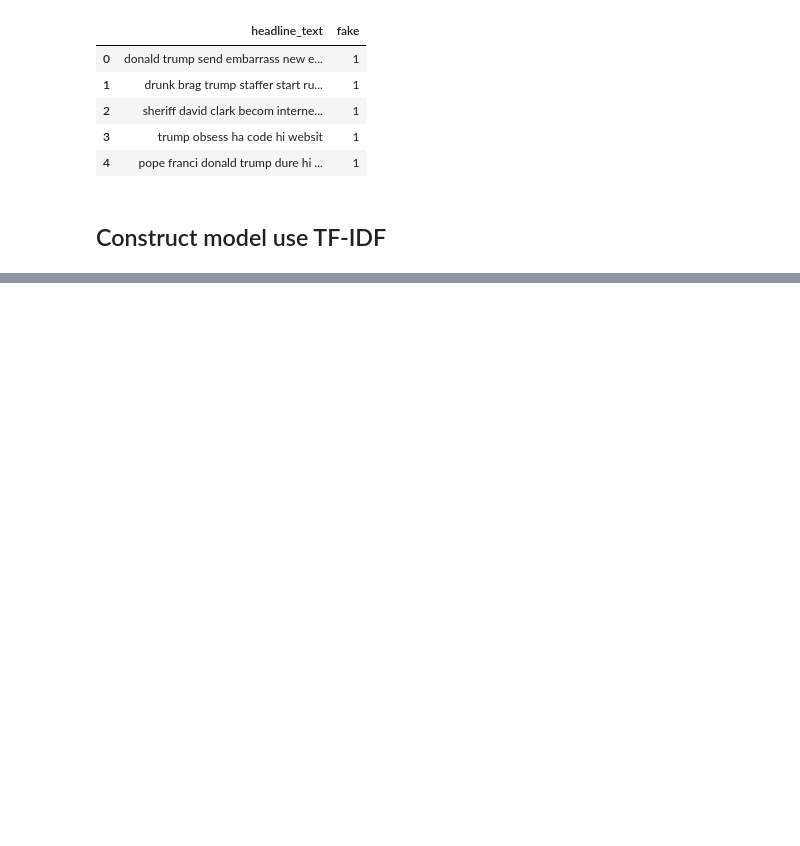
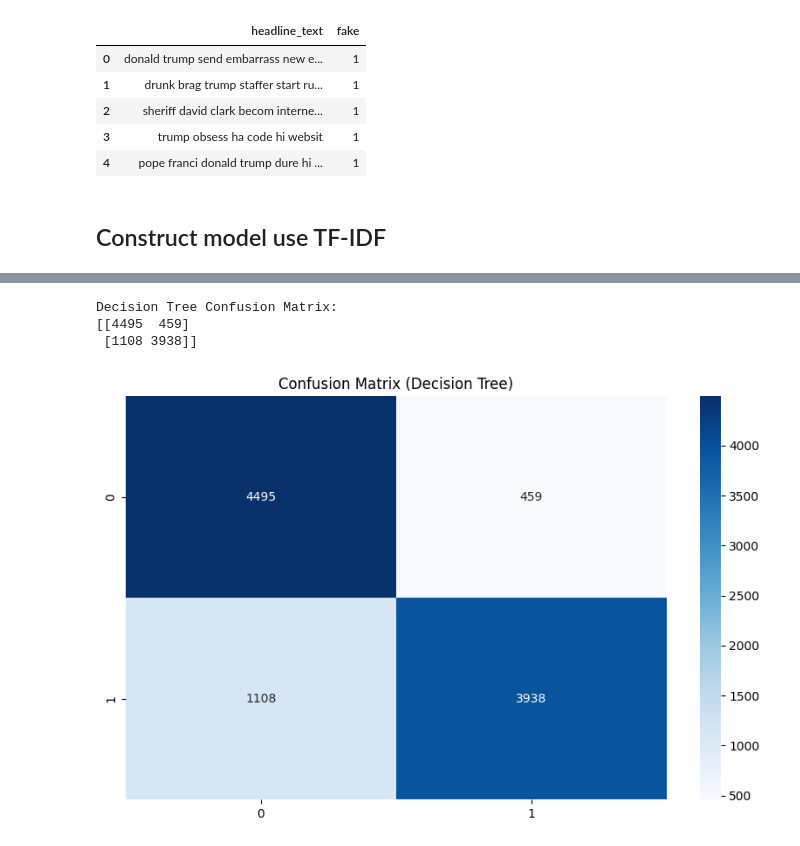
Before and after one commit to zoezhousy/Kaggle_A_Million_News_Headlines, a Jupyter notebook: FakeRealClassification.ipynb, the cells around one changed output, grey strips where cells are left out. Drawn from its saved outputs; the diff is of its cells as text; code cells hidden in the pictures; blank space fills up the shorter version.

```diff
--- a/FakeRealClassification.ipynb
+++ b/FakeRealClassification.ipynb
@@ -188,0 +241,80 @@ print(classification_report(y_test, y_pred))
+# %%
+# confusion matrix with visualized heatmap
+y_pred = dt.predict(tfidf_test)
+print("Decision Tree Confusion Matrix:")
+print(confusion_matrix(y_test, y_pred))
+plt.figure(figsize=(10, 6))
+sns.heatmap(confusion_matrix(y_test, y_pred), annot=True, fmt='d', cmap='Blues')
+plt.title('Confusion Matrix (Decision Tree)')
+plt.show()
+
+y_pred = rf.predict(tfidf_test)
+print("Random Forest Confusion Matrix:")
+print(confusion_matrix(y_test, y_pred))
+plt.figure(figsize=(10, 6))
+sns.heatmap(confusion_matrix(y_test, y_pred), annot=True, fmt='d', cmap='Blues')
+plt.title('Confusion Matrix (Random Forest)')
+plt.show()
+
+y_pred = svc.predict(tfidf_test)
+print("SVC Confusion Matrix:")
+print(confusion_matrix(y_test, y_pred))
+plt.figure(figsize=(10, 6))
+sns.heatmap(confusion_matrix(y_test, y_pred), annot=True, fmt='d', cmap='Blues')
+plt.title('Confusion Matrix (SVC)')
+plt.show()
+
+y_pred = knn.predict(tfidf_test)
+print("K-NN Confusion Matrix:")
+print(confusion_matrix(y_test, y_pred))
+plt.figure(figsize=(10, 6))
+sns.heatmap(confusion_matrix(y_test, y_pred), annot=True, fmt='d', cmap='Blues')
+plt.title('Confusion Matrix (K-NN)')
+plt.show()
+
+y_pred = nb.predict(tfidf_test)
+print("Naive Bayesian Confusion Matrix:")
+print(confusion_matrix(y_test, y_pred))
+plt.figure(figsize=(10, 6))
+sns.heatmap(confusion_matrix(y_test, y_pred), annot=True, fmt='d', cmap='Blues')
+plt.title('Confusion Matrix (Naive Bayesian)')
+plt.show()
+
+y_pred = gb.predict(tfidf_test)
+print("Gradient Boosting Confusion Matrix:")
+print(confusion_matrix(y_test, y_pred))
+plt.figure(figsize=(10, 6))
+sns.heatmap(confusion_matrix(y_test, y_pred), annot=True, fmt='d', cmap='Blues')
+plt.title('Confusion Matrix (Gradient Boosting)')
+plt.show()
+
+y_pred = ada.predict(tfidf_test)
+print("AdaBoost Confusion Matrix:")
+print(confusion_matrix(y_test, y_pred))
+plt.figure(figsize=(10, 6))
+sns.heatmap(confusion_matrix(y_test, y_pred), annot=True, fmt='d', cmap='Blues')
+plt.title('Confusion Matrix (AdaBoost)')
+plt.show()
+
+y_pred = xgb.predict(tfidf_test)
+print("XGBoost Confusion Matrix:")
+print(confusion_matrix(y_test, y_pred))
+plt.figure(figsize=(10, 6))
+sns.heatmap(confusion_matrix(y_test, y_pred), annot=True, fmt='d', cmap='Blues')
+plt.title('Confusion Matrix (XGBoost)')
+plt.show()
+
+y_pred = lgbm.predict(tfidf_test)
+print("LGBM Confusion Matrix:")
+print(confusion_matrix(y_test, y_pred))
+plt.figure(figsize=(10, 6))
+sns.heatmap(confusion_matrix(y_test, y_pred), annot=True, fmt='d', cmap='Blues')
+plt.title('Confusion Matrix (LGBM)')
+plt.show()
+
+# construct models use TFIDF
+# %% [output]
+Decision Tree Confusion Matrix:
+[[4495  459]
+ [1108 3938]]
+[figure, added]
```
Also changed, not shown: parts of 41 cells of this notebook.
